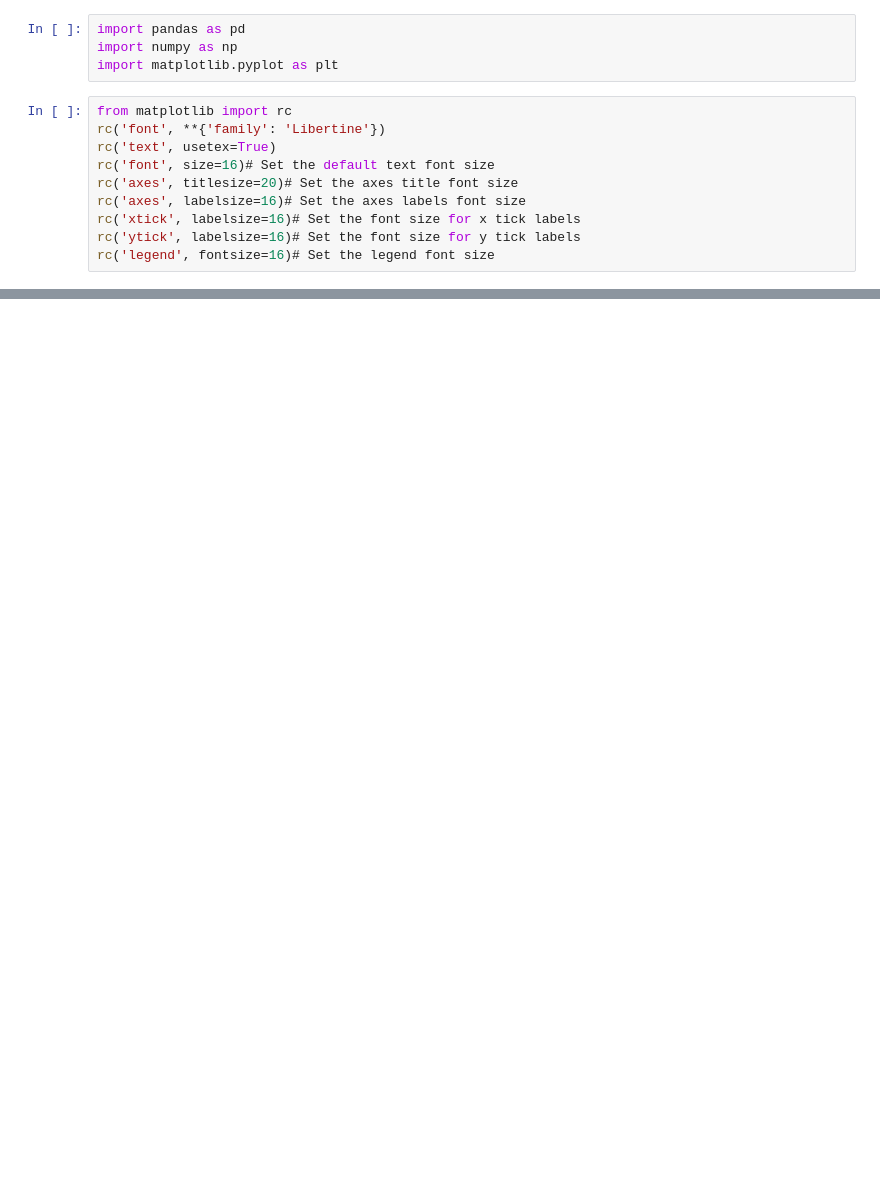
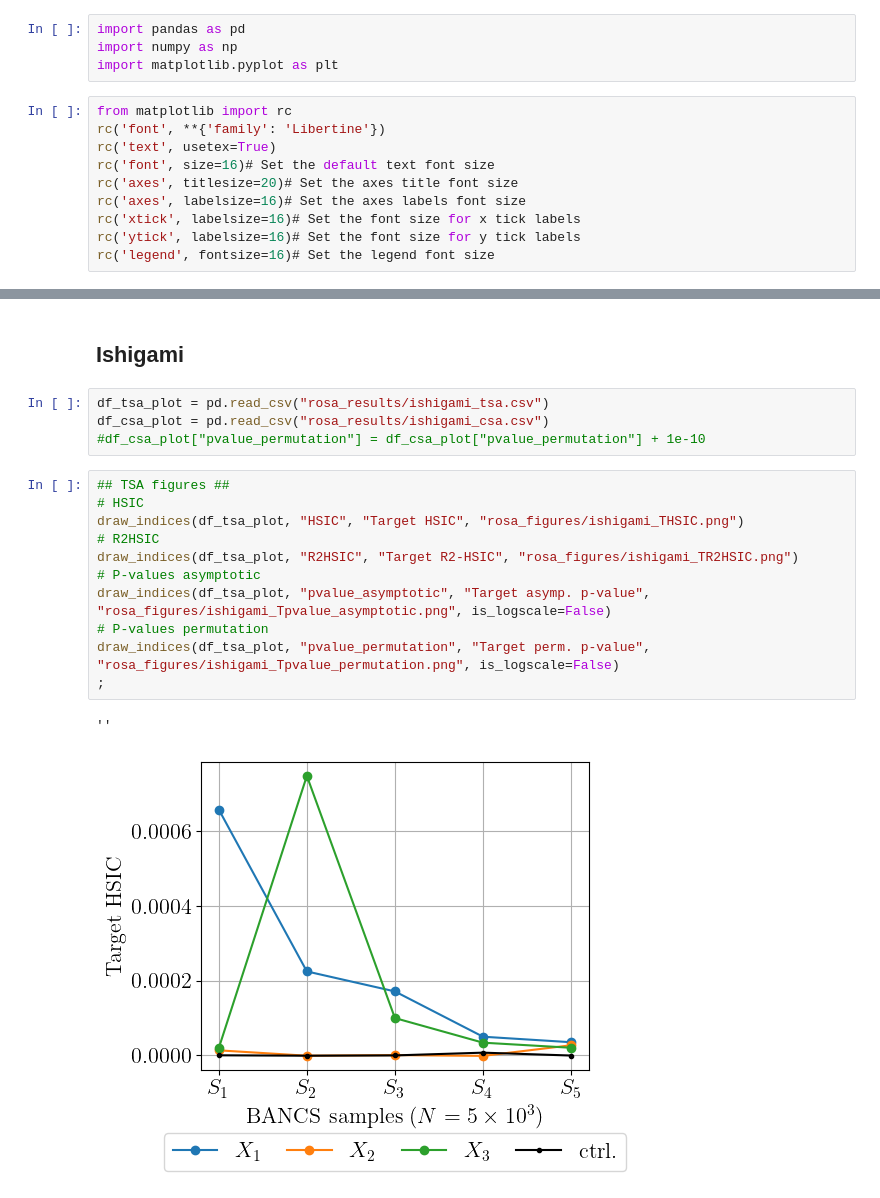
Before and after one commit to efekhari27/bancs, a Jupyter notebook: benchmark/rosa_figures.ipynb, the cells around one changed output, grey strips where cells are left out. Saved outputs shown, nothing was run; the diff lists cells and outputs as text; blank space fills up the shorter version.

```diff
--- a/benchmark/rosa_figures.ipynb
+++ b/benchmark/rosa_figures.ipynb
@@ -80,0 +89,20 @@ draw_indices(df_csa_plot, "pvalue_permutation", "Conditional permutation p-value
+# %% [markdown]
+## Ishigami
+# %%
+df_tsa_plot = pd.read_csv("rosa_results/ishigami_tsa.csv")
+df_csa_plot = pd.read_csv("rosa_results/ishigami_csa.csv")
+#df_csa_plot["pvalue_permutation"] = df_csa_plot["pvalue_permutation"] + 1e-10
+# %%
+## TSA figures ##
+# HSIC
+draw_indices(df_tsa_plot, "HSIC", "Target HSIC", "rosa_figures/ishigami_THSIC.png")
+# R2HSIC
+draw_indices(df_tsa_plot, "R2HSIC", "Target R2-HSIC", "rosa_figures/ishigami_TR2HSIC.png")
+# P-values asymptotic
+draw_indices(df_tsa_plot, "pvalue_asymptotic", "Target asymp. p-value", "rosa_figures/ishigami_Tpvalue_asymptotic.png", is_logscale=False)
+# P-values permutation
+draw_indices(df_tsa_plot, "pvalue_permutation", "Target perm. p-value", "rosa_figures/ishigami_Tpvalue_permutation.png", is_logscale=False)
+;
+# %% [output]
+''
+[figure, added]
```
Also changed, not shown: parts of 8 cells of this notebook, 35 other files.
